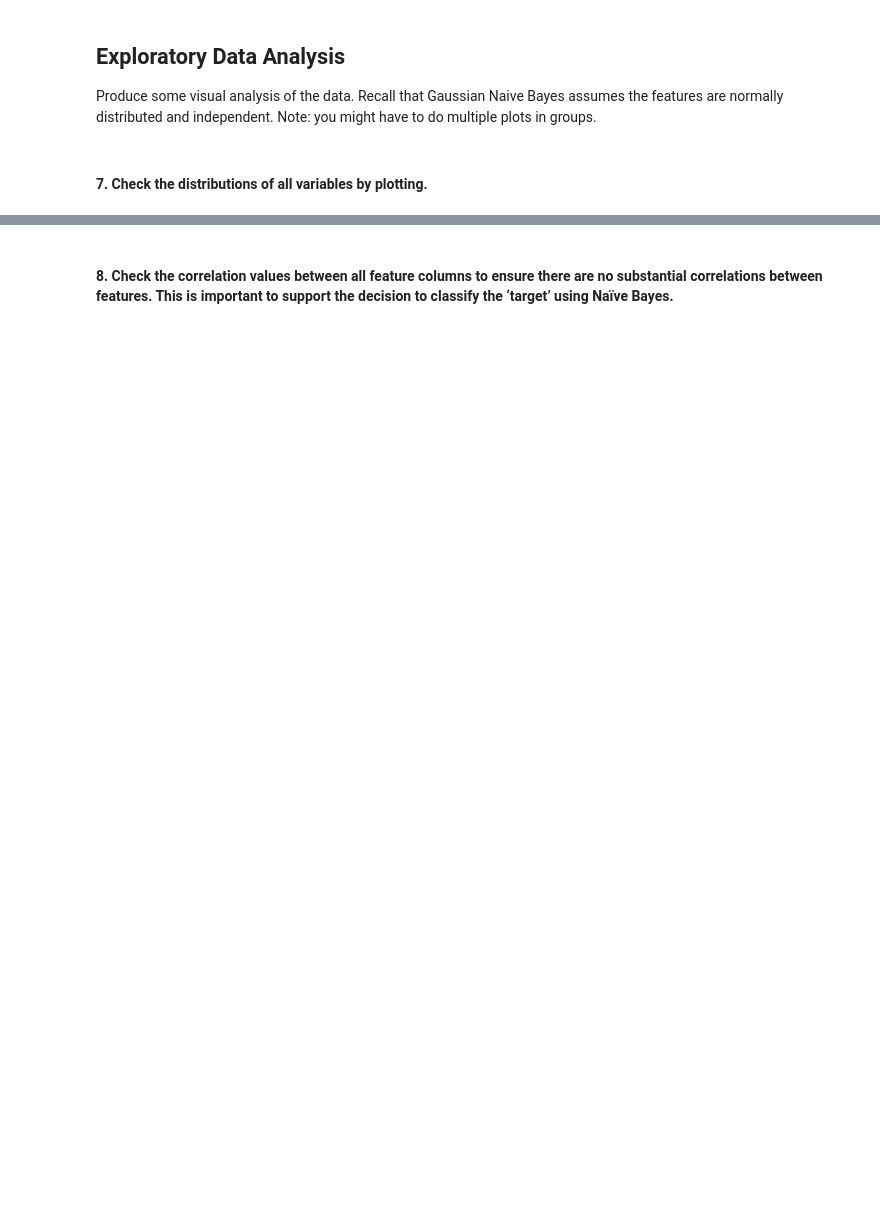
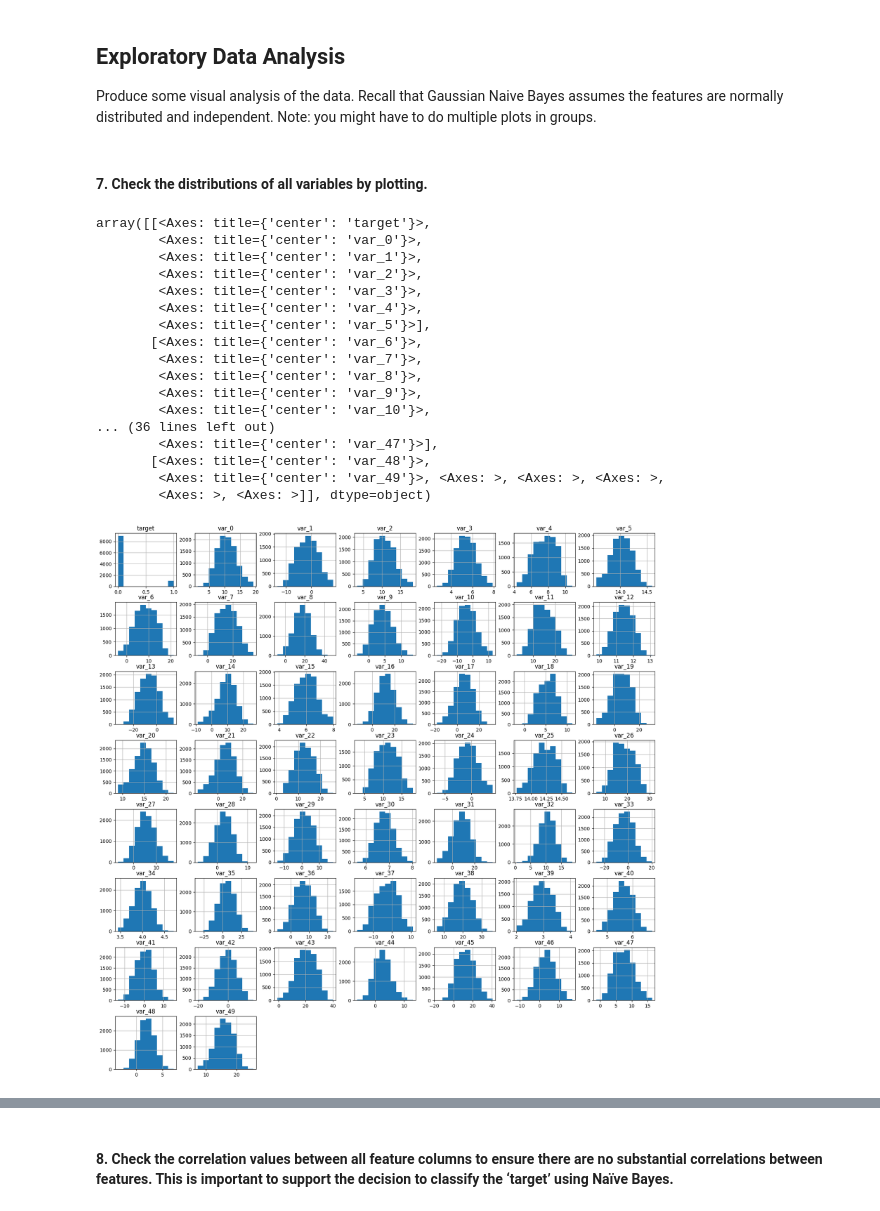
Before and after one commit to cnmi-ds-22/tanickell___Data-Science-Portfolio-C22, a Jupyter notebook: Modules/Module_1_Intro_to_DS_and_Naive_Bayes/Projects/Instructions/Project.1-Transactions/Project.1-Pass-03.ipynb, the cells around one changed output, grey strips where cells are left out. Drawn from its saved outputs; the diff is of its cells as text; code cells hidden in the pictures; blank space fills up the shorter version.

```diff
--- a/Modules/Module_1_Intro_to_DS_and_Naive_Bayes/Projects/Instructions/Project.1-Transactions/Project.1-Pass-03.ipynb
+++ b/Modules/Module_1_Intro_to_DS_and_Naive_Bayes/Projects/Instructions/Project.1-Transactions/Project.1-Pass-03.ipynb
@@ -135,2 +362,4 @@ Translate the business problem into a Data Science problem by stating what kind
 # %%
 # restore from backup
+df = df_bak.copy()
+df
@@ -139,4 +382,5 @@ Translate the business problem into a Data Science problem by stating what kind
 # %%
-# keep only the target and two features
+# keep the target and all features
+df = df.drop( columns = ['Unnamed: 0', 'ID_code'] )
 # %%
 # check our dataframe (display transformed df)
@@ -144,3 +403,5 @@ Translate the business problem into a Data Science problem by stating what kind
 - backup 2
 # %%
 # backup 2
+df_bak2 = df.copy()
+df_bak2
@@ -147,2 +422,4 @@ Translate the business problem into a Data Science problem by stating what kind
 # %%
 # restore from backup 2
+df = df_bak2.copy()
+df
@@ -156,5 +447,25 @@ Produce some visual analysis of the data.  Recall that Gaussian Naive Bayes assu
 #### 7. Check the distributions of all variables by plotting.
 # %%
 # Display a histogram
+df.hist(figsize=(20, 20))
+# %% [output]
+array([[<Axes: title={'center': 'target'}>,
+        <Axes: title={'center': 'var_0'}>,
+        <Axes: title={'center': 'var_1'}>,
+        <Axes: title={'center': 'var_2'}>,
+        <Axes: title={'center': 'var_3'}>,
+        <Axes: title={'center': 'var_4'}>,
+        <Axes: title={'center': 'var_5'}>],
+       [<Axes: title={'center': 'var_6'}>,
+        <Axes: title={'center': 'var_7'}>,
+        <Axes: title={'center': 'var_8'}>,
+        <Axes: title={'center': 'var_9'}>,
+        <Axes: title={'center': 'var_10'}>,
+... (36 lines left out)
+        <Axes: title={'center': 'var_47'}>],
+       [<Axes: title={'center': 'var_48'}>,
+        <Axes: title={'center': 'var_49'}>, <Axes: >, <Axes: >, <Axes: >,
+        <Axes: >, <Axes: >]], dtype=object)
+[figure, added]
 # %%
 # display a boxplot
```
Also changed, not shown: parts of 52 cells of this notebook.
